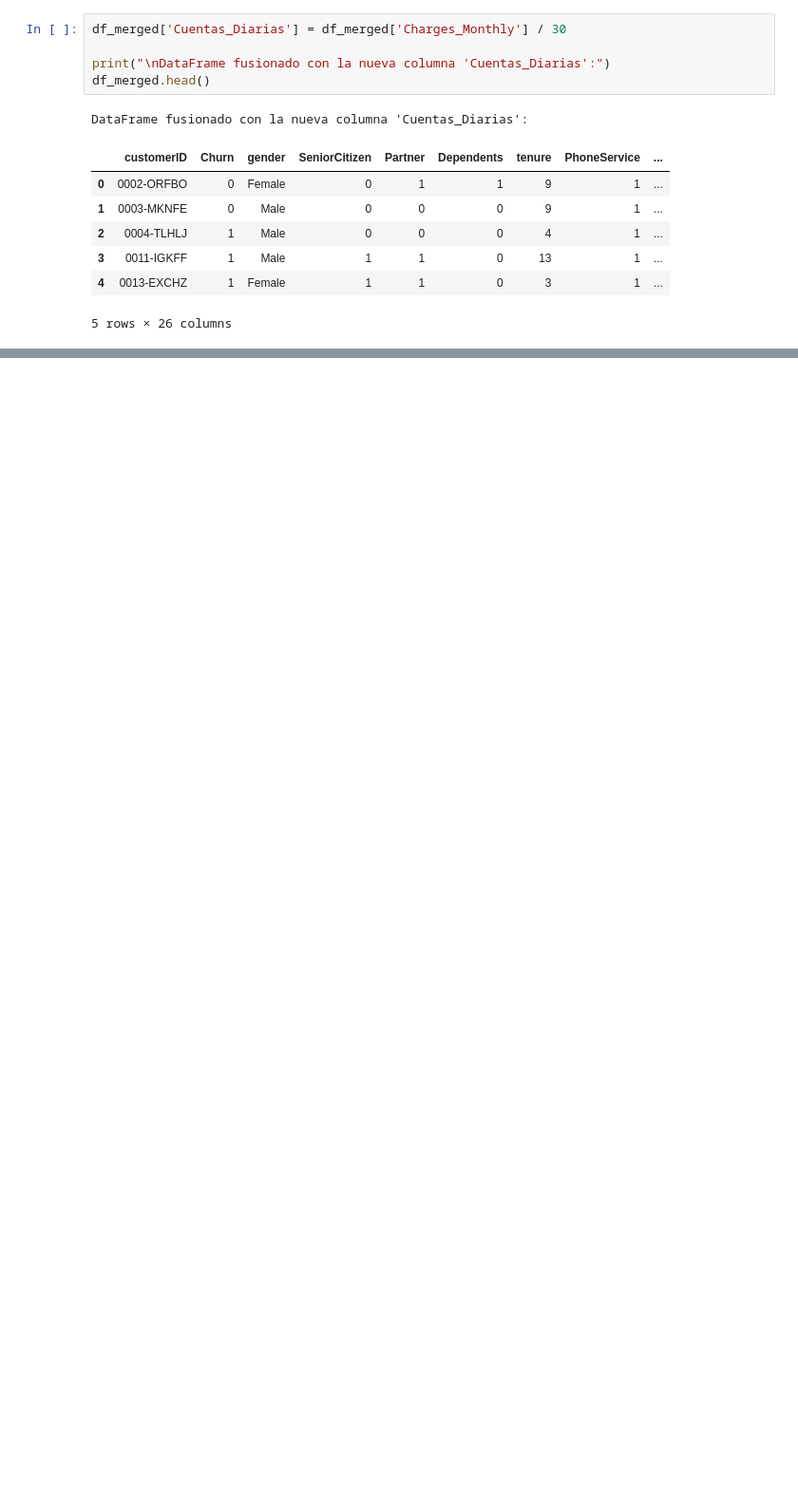
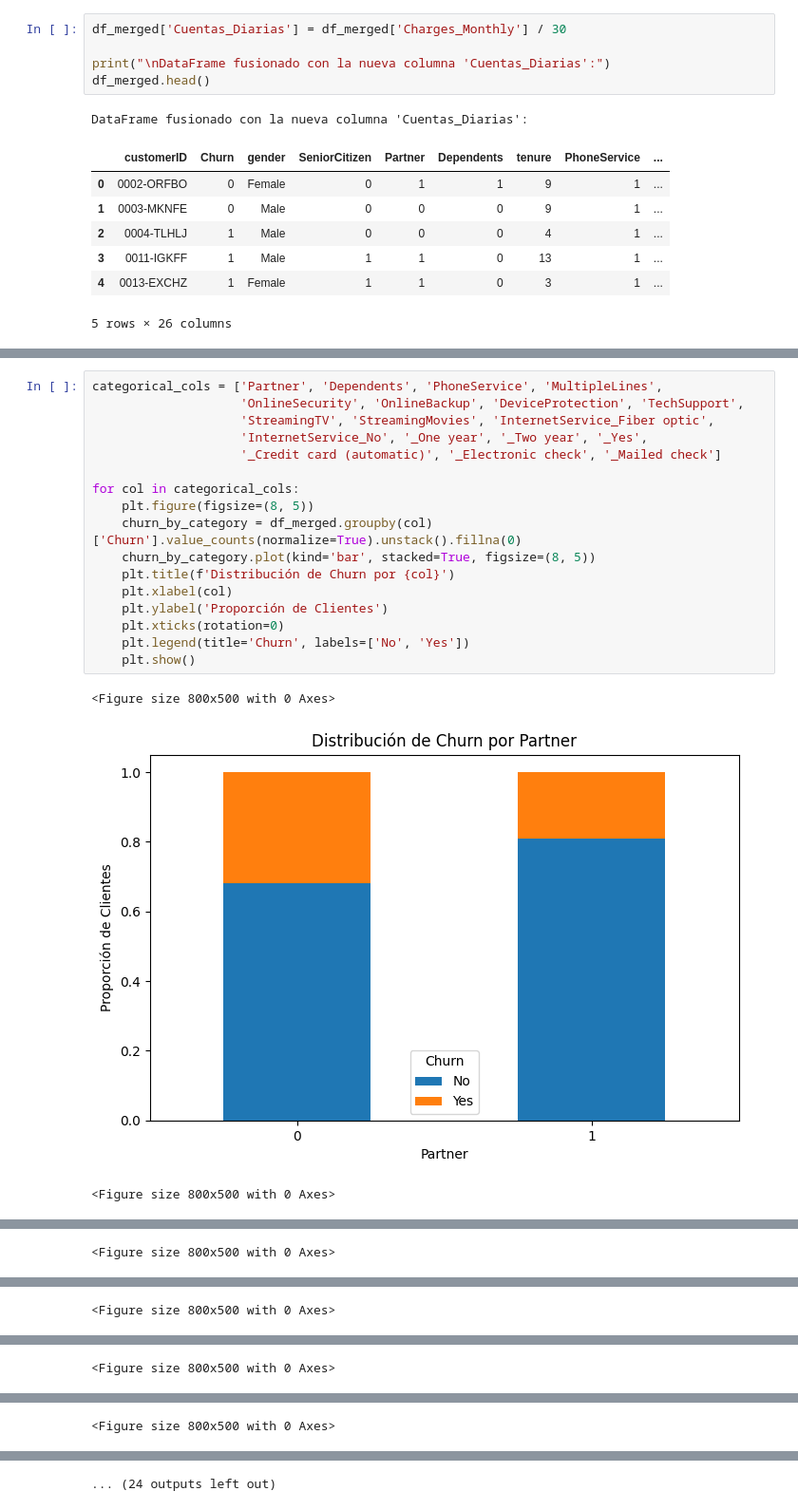
Before and after one commit to P0Iar/Challenge2-TelecomX, a Jupyter notebook: TelecomX_LATAM.ipynb, the cells around one changed output, grey strips where cells are left out. Shown at 95% size. Drawn from its saved outputs; the diff is of its cells as text; blank space fills up the shorter version.

```diff
--- a/TelecomX_LATAM.ipynb
+++ b/TelecomX_LATAM.ipynb
@@ -358,0 +483,21 @@ DataFrame fusionado con la nueva columna 'Cuentas_Diarias':
+# %%
+categorical_cols = ['Partner', 'Dependents', 'PhoneService', 'MultipleLines',
+                    'OnlineSecurity', 'OnlineBackup', 'DeviceProtection', 'TechSupport',
+                    'StreamingTV', 'StreamingMovies', 'InternetService_Fiber optic',
+                    'InternetService_No', '_One year', '_Two year', '_Yes',
+                    '_Credit card (automatic)', '_Electronic check', '_Mailed check']
+
+for col in categorical_cols:
+    plt.figure(figsize=(8, 5))
+    churn_by_category = df_merged.groupby(col)['Churn'].value_counts(normalize=True).unstack().fillna(0)
+    churn_by_category.plot(kind='bar', stacked=True, figsize=(8, 5))
+    plt.title(f'Distribución de Churn por {col}')
+    plt.xlabel(col)
+    plt.ylabel('Proporción de Clientes')
+    plt.xticks(rotation=0)
+    plt.legend(title='Churn', labels=['No', 'Yes'])
+    plt.show()
+# %% [output]
+<Figure size 800x500 with 0 Axes>
+[figure, added]
+<Figure size 800x500 with 0 Axes>
@@ -358,0 +505 @@ DataFrame fusionado con la nueva columna 'Cuentas_Diarias':
+<Figure size 800x500 with 0 Axes>
@@ -358,0 +507 @@ DataFrame fusionado con la nueva columna 'Cuentas_Diarias':
+<Figure size 800x500 with 0 Axes>
@@ -358,0 +509 @@ DataFrame fusionado con la nueva columna 'Cuentas_Diarias':
+<Figure size 800x500 with 0 Axes>
@@ -358,0 +511 @@ DataFrame fusionado con la nueva columna 'Cuentas_Diarias':
+<Figure size 800x500 with 0 Axes>
@@ -358,0 +513 @@ DataFrame fusionado con la nueva columna 'Cuentas_Diarias':
+... (24 outputs left out)
```
Also changed, not shown: parts of 30 cells of this notebook.
